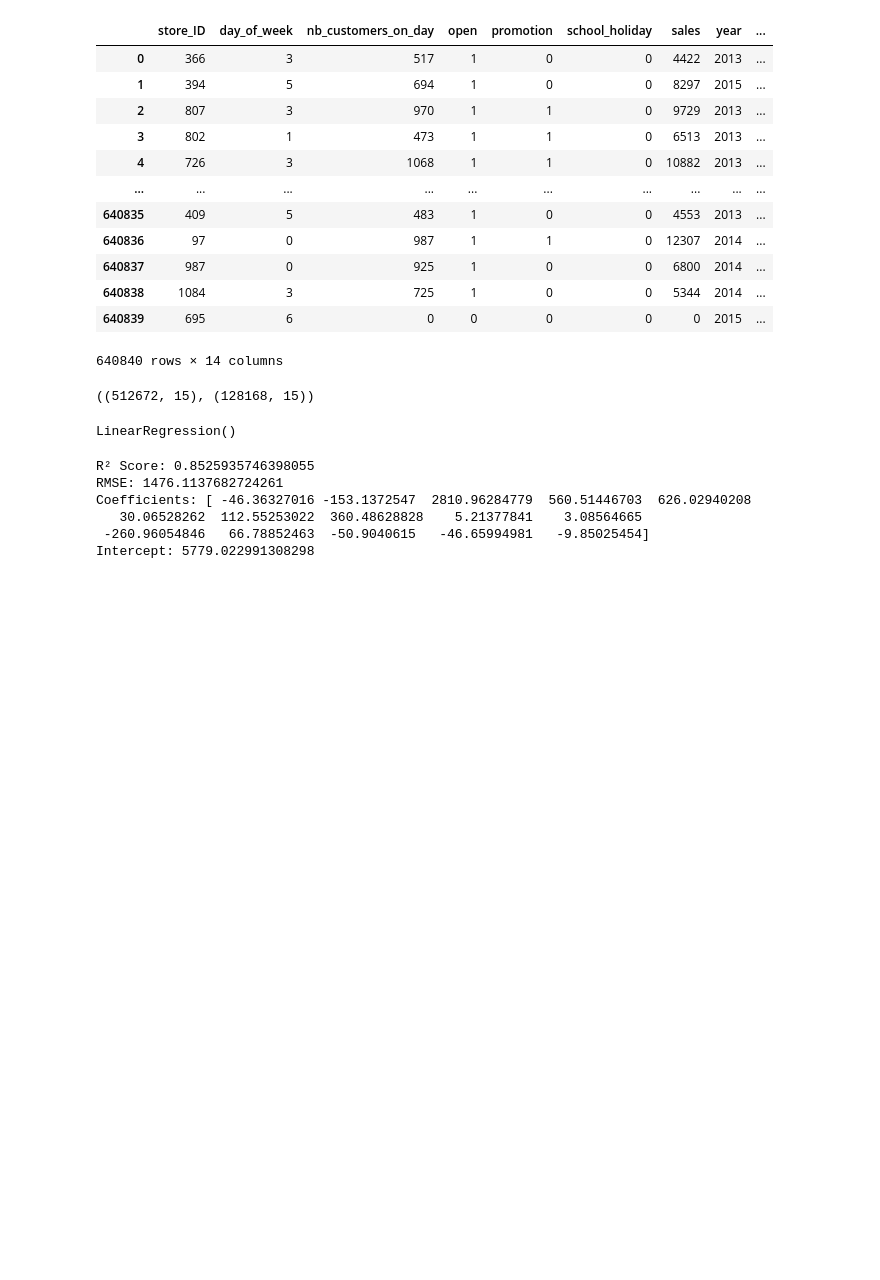
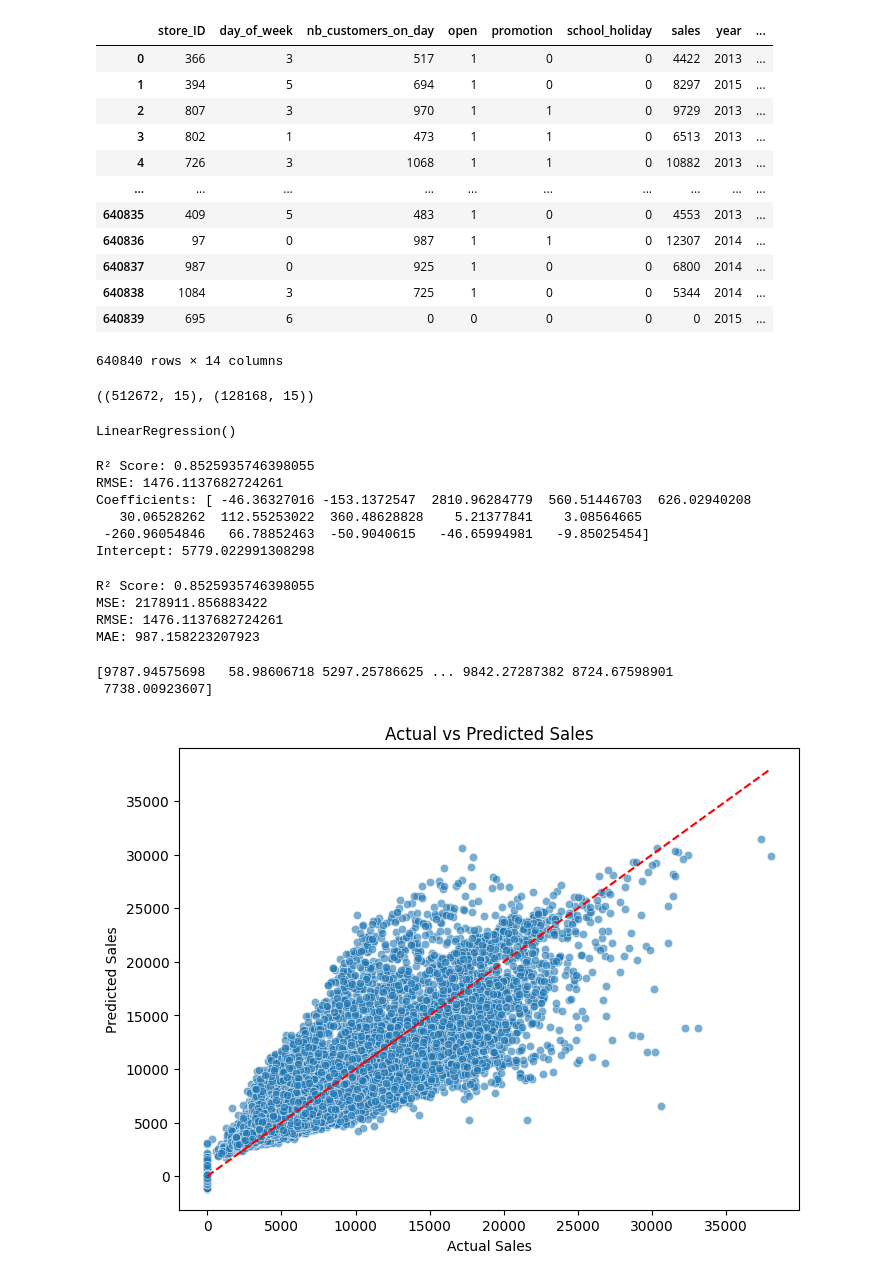
Before and after one commit to perlati/Mini-Project---G2, a Jupyter notebook: sales_g2.ipynb, the cells around one changed output. Saved outputs shown, nothing was run; the diff lists cells and outputs as text; code cells hidden in the pictures; blank space fills up the shorter version.

```diff
--- a/sales_g2.ipynb
+++ b/sales_g2.ipynb
@@ -371,3 +371,39 @@ Coefficients: [ -46.36327016 -153.1372547  2810.96284779  560.51446703  626.0294
    30.06528262  112.55253022  360.48628828    5.21377841    3.08564665
  -260.96054846   66.78852463  -50.9040615   -46.65994981   -9.85025454]
 Intercept: 5779.022991308298
+# %%
+# This is a regression problem (sales are continuous).
+# Use regression metrics instead of classification metrics like fbeta_score.
+
+# compute regression metrics (r2_score and mean_squared_error were already imported earlier)
+mse_reg = mean_squared_error(y_test, y_pred)
+rmse_reg = np.sqrt(mse_reg)
+mae_reg = np.mean(np.abs(y_test - y_pred))
+r2_reg = r2_score(y_test, y_pred)
+
+print("R² Score:", r2_reg)
+print("MSE:", mse_reg)
+print("RMSE:", rmse_reg)
+print("MAE:", mae_reg)
+# %% [output]
+R² Score: 0.8525935746398055
+MSE: 2178911.856883422
+RMSE: 1476.1137682724261
+MAE: 987.158223207923
+# %%
+print(y_pred)
+# %% [output]
+[9787.94575698   58.98606718 5297.25786625 ... 9842.27287382 8724.67598901
+ 7738.00923607]
+# %%
+import matplotlib.pyplot as plt
+
+plt.figure(figsize=(8,6))
+sns.scatterplot(x=y_test, y=y_pred, alpha=0.6)
+sns.lineplot(x=y_test, y=y_test, color='red', linestyle='--')  # Perfect prediction line
+plt.xlabel("Actual Sales")
+plt.ylabel("Predicted Sales")
+plt.title("Actual vs Predicted Sales")
+plt.show()
+# %% [output]
+[figure, added]
```
